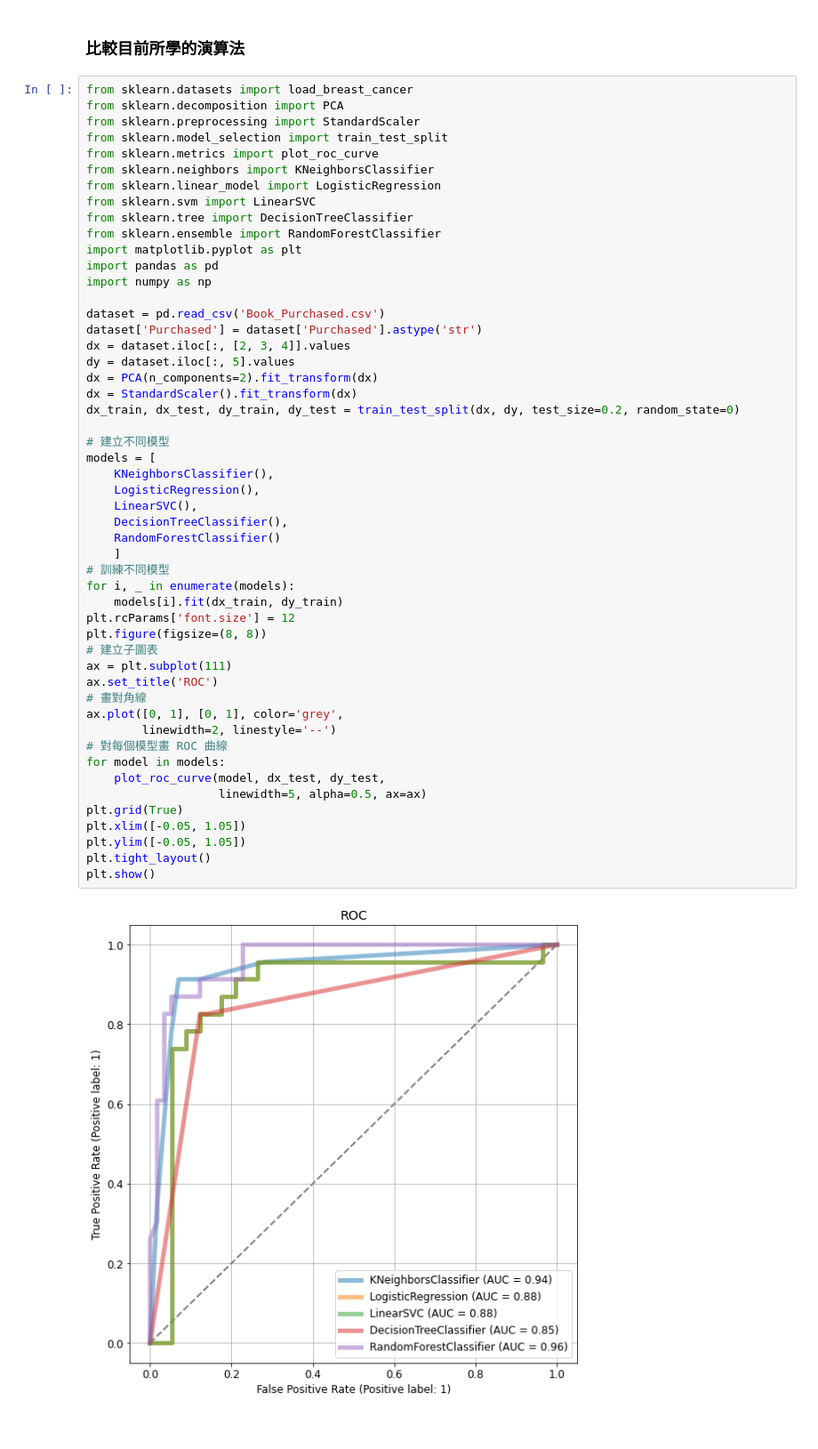
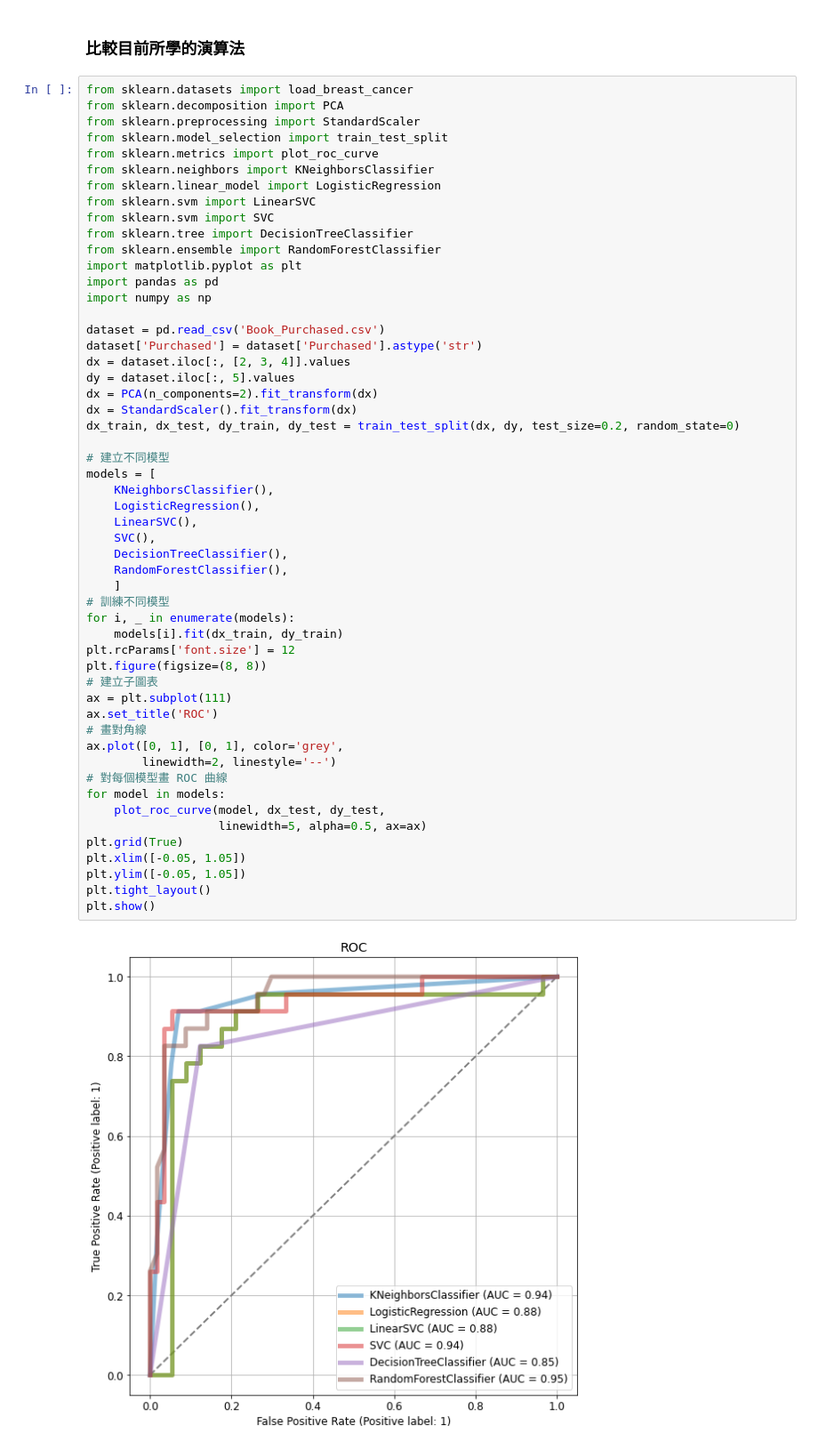
Before and after one commit to erik1110/Data-Science, a Jupyter notebook: 08_Model_Development/08_M5_Random_Forest.ipynb, the cells around one changed output. Shown at 89% size. Cells and saved outputs as stored; diff of their text form.

```diff
--- a/08_Model_Development/08_M5_Random_Forest.ipynb
+++ b/08_Model_Development/08_M5_Random_Forest.ipynb
@@ -160,6 +160,7 @@ from sklearn.metrics import plot_roc_curve
 from sklearn.neighbors import KNeighborsClassifier
 from sklearn.linear_model import LogisticRegression
 from sklearn.svm import LinearSVC
+from sklearn.svm import SVC
 from sklearn.tree import DecisionTreeClassifier
 from sklearn.ensemble import RandomForestClassifier
 import matplotlib.pyplot as plt
@@ -175,32 +176,33 @@ dx = StandardScaler().fit_transform(dx)
 dx_train, dx_test, dy_train, dy_test = train_test_split(dx, dy, test_size=0.2, random_state=0)
 
 # 建立不同模型
 models = [
     KNeighborsClassifier(),
     LogisticRegression(),
     LinearSVC(),
+    SVC(),
     DecisionTreeClassifier(),
-    RandomForestClassifier()
+    RandomForestClassifier(),
     ]
 # 訓練不同模型
 for i, _ in enumerate(models):
     models[i].fit(dx_train, dy_train)
 plt.rcParams['font.size'] = 12
 plt.figure(figsize=(8, 8))
 # 建立子圖表
 ax = plt.subplot(111)
 ax.set_title('ROC')
 # 畫對角線
 ax.plot([0, 1], [0, 1], color='grey',
         linewidth=2, linestyle='--')
 # 對每個模型畫 ROC 曲線
 for model in models:
     plot_roc_curve(model, dx_test, dy_test,
                    linewidth=5, alpha=0.5, ax=ax)
 plt.grid(True)
 plt.xlim([-0.05, 1.05])
 plt.ylim([-0.05, 1.05])
 plt.tight_layout()
 plt.show()
 # %% [output]
-[figure, old version]
+[figure, new version]
```
